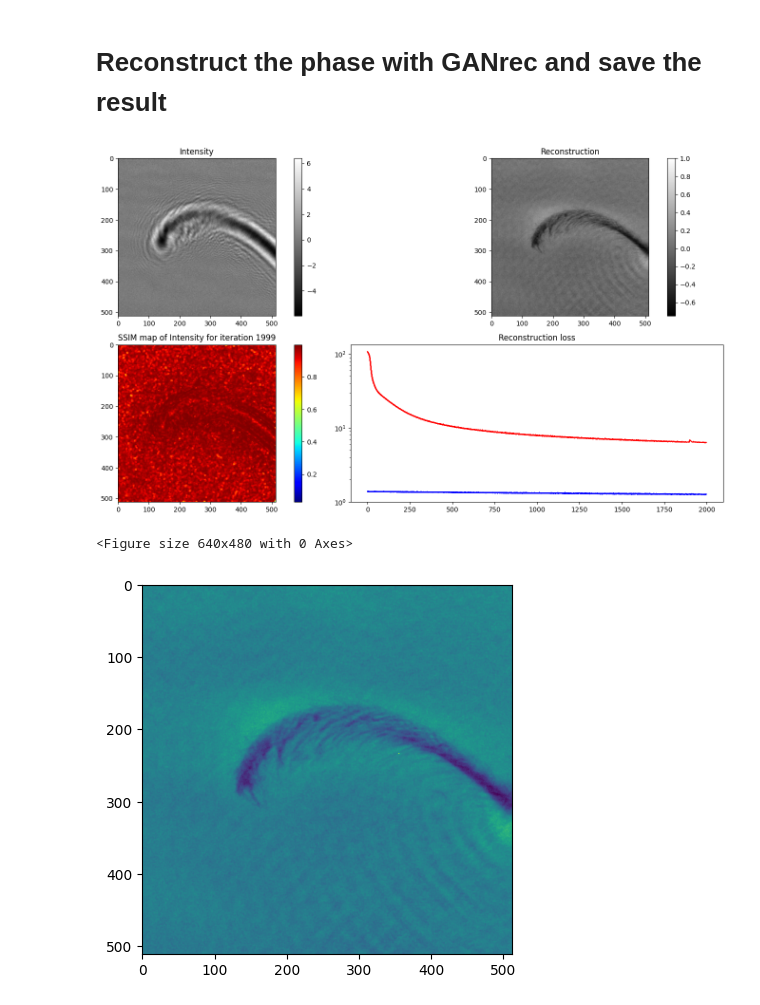
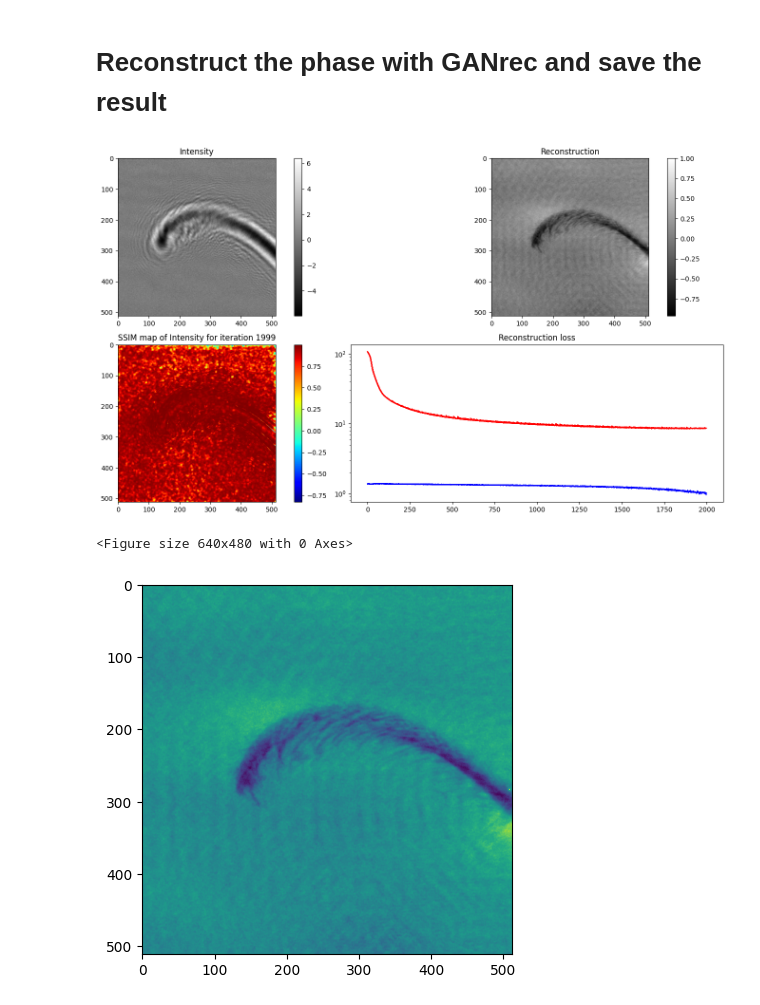
Before and after one commit to XYangXRay/selfphish, a Jupyter notebook: examples/holography_tf.ipynb, the cells around one changed output. Saved outputs shown, nothing was run; the diff lists cells and outputs as text; code cells hidden in the pictures.

```diff
--- a/examples/holography_tf.ipynb
+++ b/examples/holography_tf.ipynb
@@ -48,22 +106,22 @@ tifffile.imwrite('./test_results/sphere_abs_e15k_z50mm_p100nm_abs001.tiff', abs)
 # %%
 energy = 11
 z = 7.8880960e-2
 pv = 1.04735263e-7
-abs_ratio = 0.01
+abs_ratio = 0.001
 iter_num = 2000
 g_learning_rate = 1e-4
 d_learning_rate = 1e-6
 fname_data = './test_data/hologram_spider_hair.tiff'
 data = tifffile.imread(fname_data)
 data = nor_phase(data)
 abs, phase = GANphase(data, energy, z, pv, abs_ratio = abs_ratio,
                       iter_num=iter_num,
                       g_learning_rate = g_learning_rate,
                       d_learning_rate = d_learning_rate).recon
 plt.imshow(phase)
 plt.show()
 tifffile.imwrite('./test_results/spider_hair.tiff', phase)
 # %% [output]
-[figure, old version]
+[figure, new version]
 <Figure size 640x480 with 0 Axes>
-[figure, old version]
+[figure, new version]
```
Also changed, not shown: parts of 3 cells of this notebook, 1 other file.
